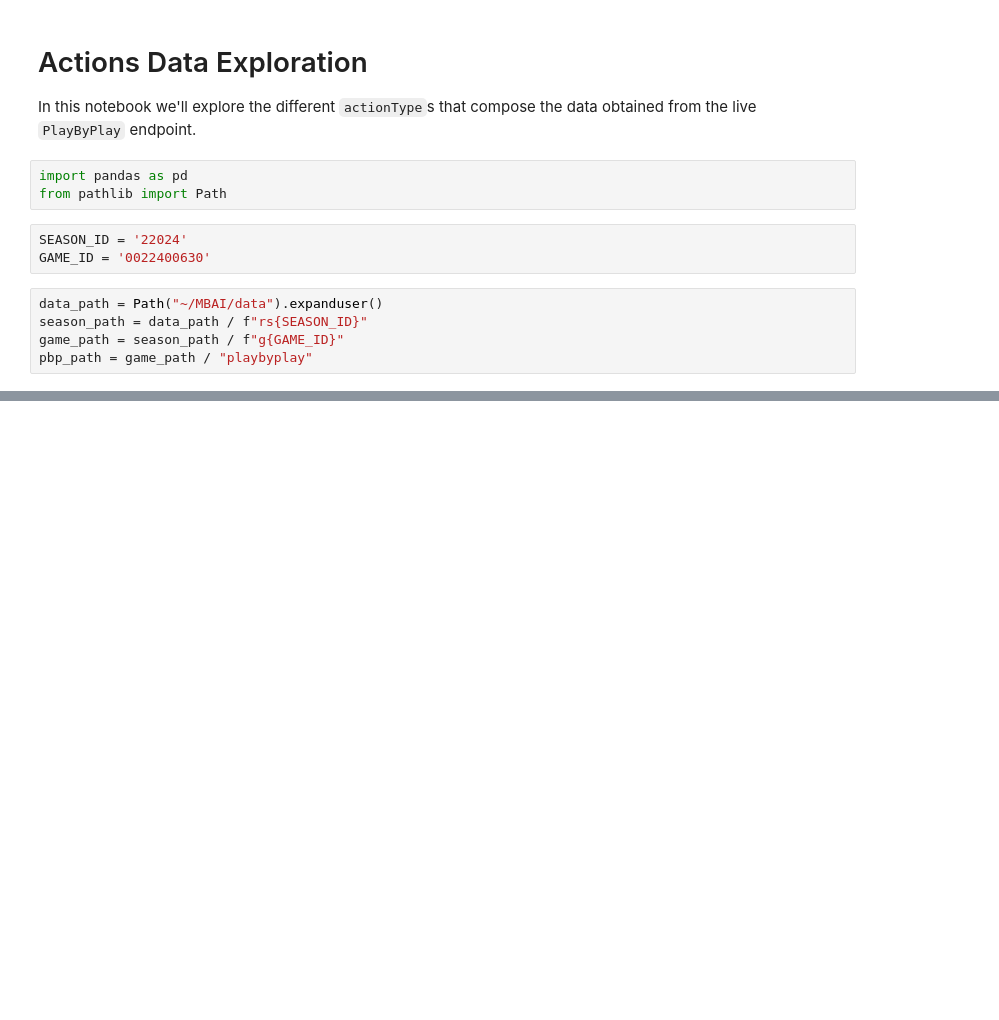
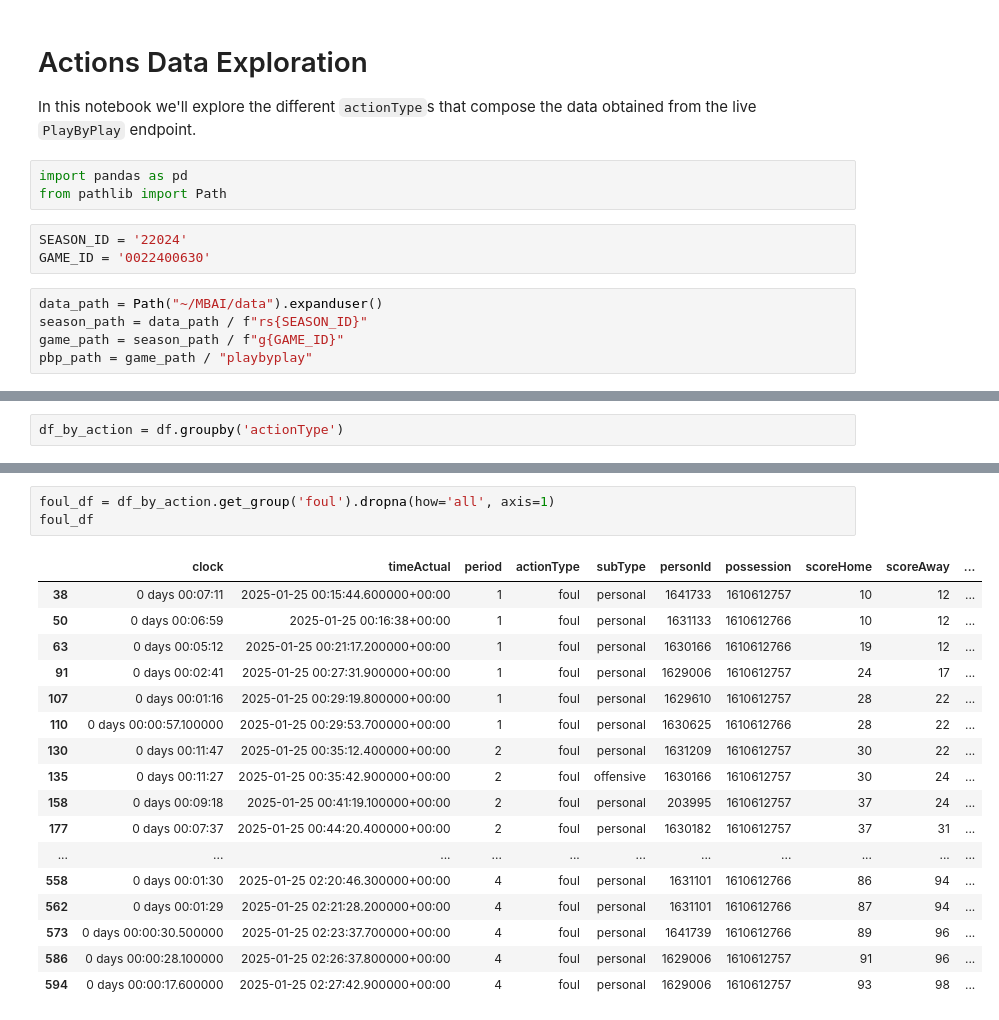
Before and after one commit to lorenzoliuzzo/MBAI, a Jupyter notebook: notebooks/actions.ipynb, the cells around one changed output, grey strips where cells are left out. Saved outputs shown, nothing was run; the diff lists cells and outputs as text; blank space fills up the shorter version.

```diff
--- a/notebooks/actions.ipynb
+++ b/notebooks/actions.ipynb
@@ -61,3 +64,5 @@ action_subtypes
   'defensive goaltending',
   'lane',
   'delay-of-game']}
+# %%
+df_by_action = df.groupby('actionType')
@@ -63,0 +128,21 @@ action_subtypes
+# %%
+foul_df = df_by_action.get_group('foul').dropna(how='all', axis=1)
+foul_df
+# %% [output]
+|  | clock | timeActual | period | actionType | subType | personId | possession | scoreHome | scoreAway | ... |
+| 38 | 0 days 00:07:11 | 2025-01-25 00:15:44.600000+00:00 | 1 | foul | personal | 1641733 | 1610612757 | 10 | 12 | ... |
+| 50 | 0 days 00:06:59 | 2025-01-25 00:16:38+00:00 | 1 | foul | personal | 1631133 | 1610612766 | 10 | 12 | ... |
+| 63 | 0 days 00:05:12 | 2025-01-25 00:21:17.200000+00:00 | 1 | foul | personal | 1630166 | 1610612766 | 19 | 12 | ... |
+| 91 | 0 days 00:02:41 | 2025-01-25 00:27:31.900000+00:00 | 1 | foul | personal | 1629006 | 1610612757 | 24 | 17 | ... |
+| 107 | 0 days 00:01:16 | 2025-01-25 00:29:19.800000+00:00 | 1 | foul | personal | 1629610 | 1610612757 | 28 | 22 | ... |
+| 110 | 0 days 00:00:57.100000 | 2025-01-25 00:29:53.700000+00:00 | 1 | foul | personal | 1630625 | 1610612766 | 28 | 22 | ... |
+| 130 | 0 days 00:11:47 | 2025-01-25 00:35:12.400000+00:00 | 2 | foul | personal | 1631209 | 1610612757 | 30 | 22 | ... |
+| 135 | 0 days 00:11:27 | 2025-01-25 00:35:42.900000+00:00 | 2 | foul | offensive | 1630166 | 1610612757 | 30 | 24 | ... |
+| 158 | 0 days 00:09:18 | 2025-01-25 00:41:19.100000+00:00 | 2 | foul | personal | 203995 | 1610612757 | 37 | 24 | ... |
+| 177 | 0 days 00:07:37 | 2025-01-25 00:44:20.400000+00:00 | 2 | foul | personal | 1630182 | 1610612757 | 37 | 31 | ... |
+| ... | ... | ... | ... | ... | ... | ... | ... | ... | ... | ... |
+| 558 | 0 days 00:01:30 | 2025-01-25 02:20:46.300000+00:00 | 4 | foul | personal | 1631101 | 1610612766 | 86 | 94 | ... |
+| 562 | 0 days 00:01:29 | 2025-01-25 02:21:28.200000+00:00 | 4 | foul | personal | 1631101 | 1610612766 | 87 | 94 | ... |
+| 573 | 0 days 00:00:30.500000 | 2025-01-25 02:23:37.700000+00:00 | 4 | foul | personal | 1641739 | 1610612766 | 89 | 96 | ... |
+| 586 | 0 days 00:00:28.100000 | 2025-01-25 02:26:37.800000+00:00 | 4 | foul | personal | 1629006 | 1610612757 | 91 | 96 | ... |
+| 594 | 0 days 00:00:17.600000 | 2025-01-25 02:27:42.900000+00:00 | 4 | foul | personal | 1629006 | 1610612757 | 93 | 98 | ... |
```
Also changed, not shown: parts of 12 cells of this notebook.
